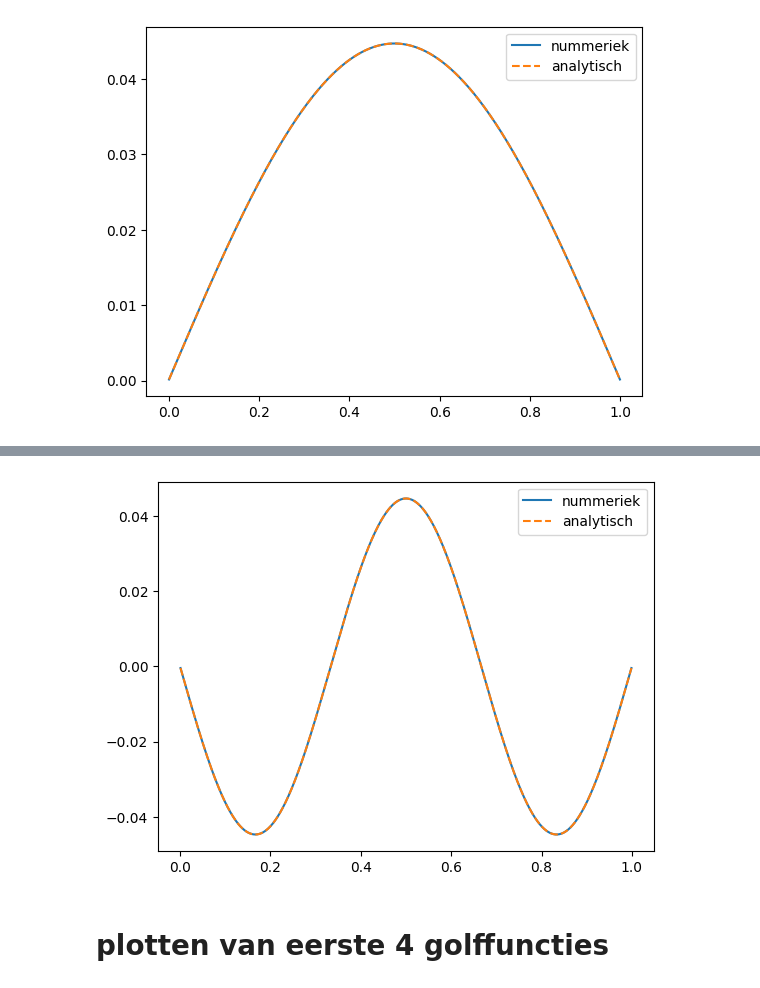
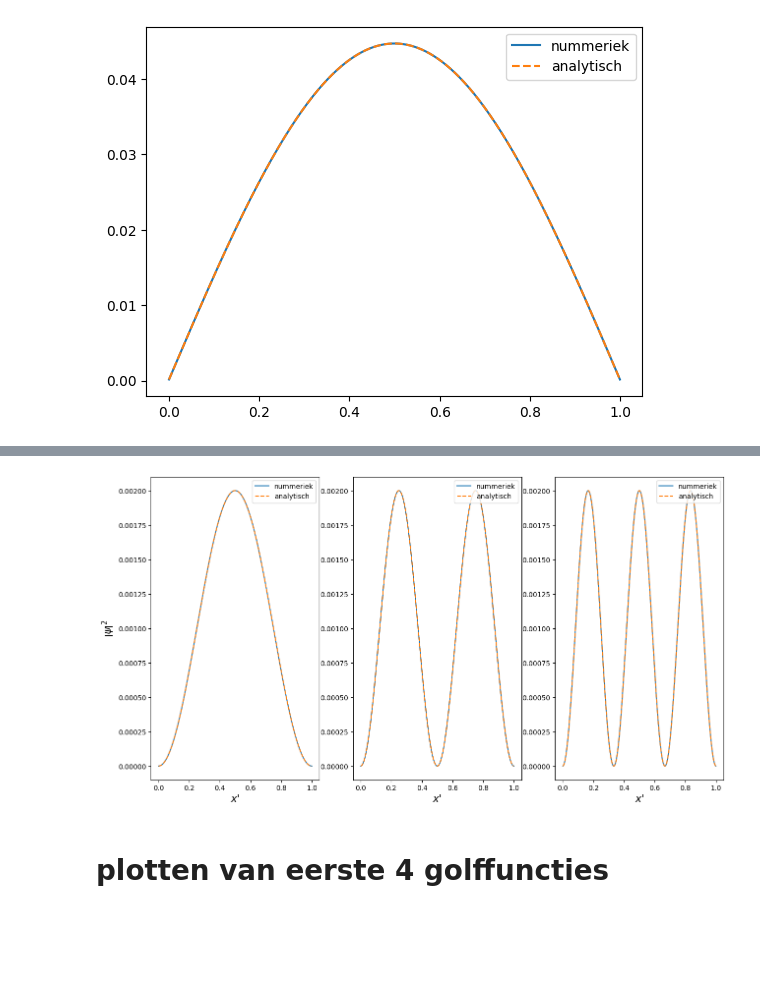
Before and after one commit to R4vante/School, a Jupyter notebook: ASIA/Infinite_well/1D-Schroedinger.ipynb, the cells around one changed output, grey strips where cells are left out. Cells and saved outputs as stored; diff of their text form; code cells hidden in the pictures; blank space fills up the shorter version.

```diff
--- a/ASIA/Infinite_well/1D-Schroedinger.ipynb
+++ b/ASIA/Infinite_well/1D-Schroedinger.ipynb
@@ -159,16 +157,31 @@ plt.show()
 psi_a3 = np.sqrt(2) * np.sin(3*np.pi*x)[1:-1]
 norm = psi_a3@psi[2]
 psi_a3 /= norm
-# %%
-fig, ax = plt.subplots()
-
-ax.plot(x[1:-1], psi[2], label='nummeriek')
-ax.plot(x[1:-1], psi_a3, "--", label='analytisch')
-
-ax.legend()
-plt.show()
-# %% [output]
-[figure, removed]
+# %%
+fig, ax = plt.subplots(1,3, figsize=(15,8))
+
+ax[0].plot(x[1:-1], np.abs(psi[0])**2, label='nummeriek')
+ax[0].plot(x[1:-1], np.abs(psi_a1)**2, "--", label='analytisch')
+
+ax[1].plot(x[1:-1], np.abs(psi[1])**2, label='nummeriek')
+ax[1].plot(x[1:-1], np.abs(psi_a2)**2, "--", label='analytisch')
+
+ax[2].plot(x[1:-1], np.abs(psi[2])**2, label='nummeriek')
+ax[2].plot(x[1:-1], np.abs(psi_a3)**2, "--", label='analytisch')
+
+ax[0].set_xlabel(r"$x$'", fontsize=15)
+ax[0].set_ylabel(r"$\left| \psi \right|^2$", fontsize=15)
+
+ax[1].set_xlabel(r"$x$'", fontsize=15)
+ax[2].set_xlabel(r"$x$'", fontsize=15)
+
+ax[0].legend(loc = 'upper right')
+ax[1].legend(loc = 'upper right')
+ax[2].legend(loc = 'upper right')
+
+plt.show()
+# %% [output]
+[figure, added]
 # %% [markdown]
 # plotten van eerste 4 golffuncties
 # %% [markdown]
```
Also changed, not shown: parts of 1 cell of this notebook, 1 other file.
